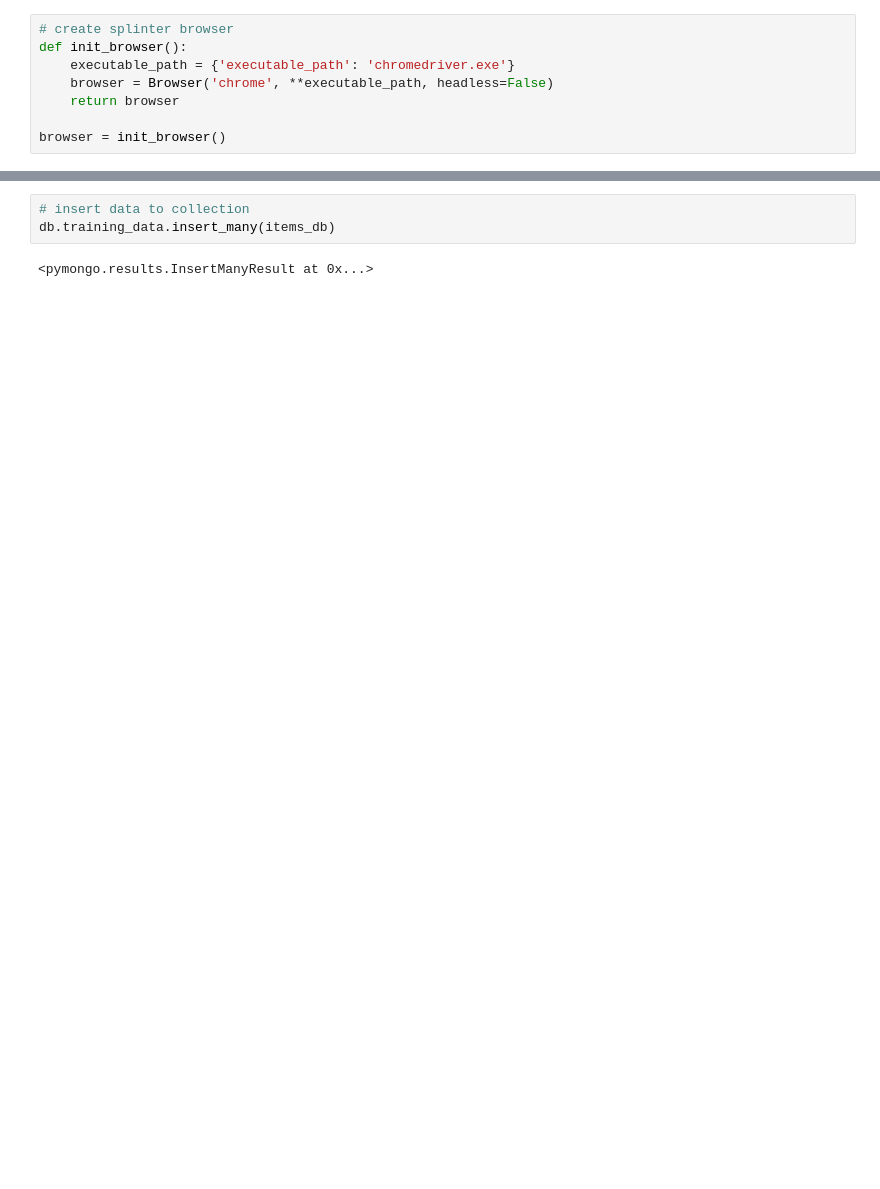
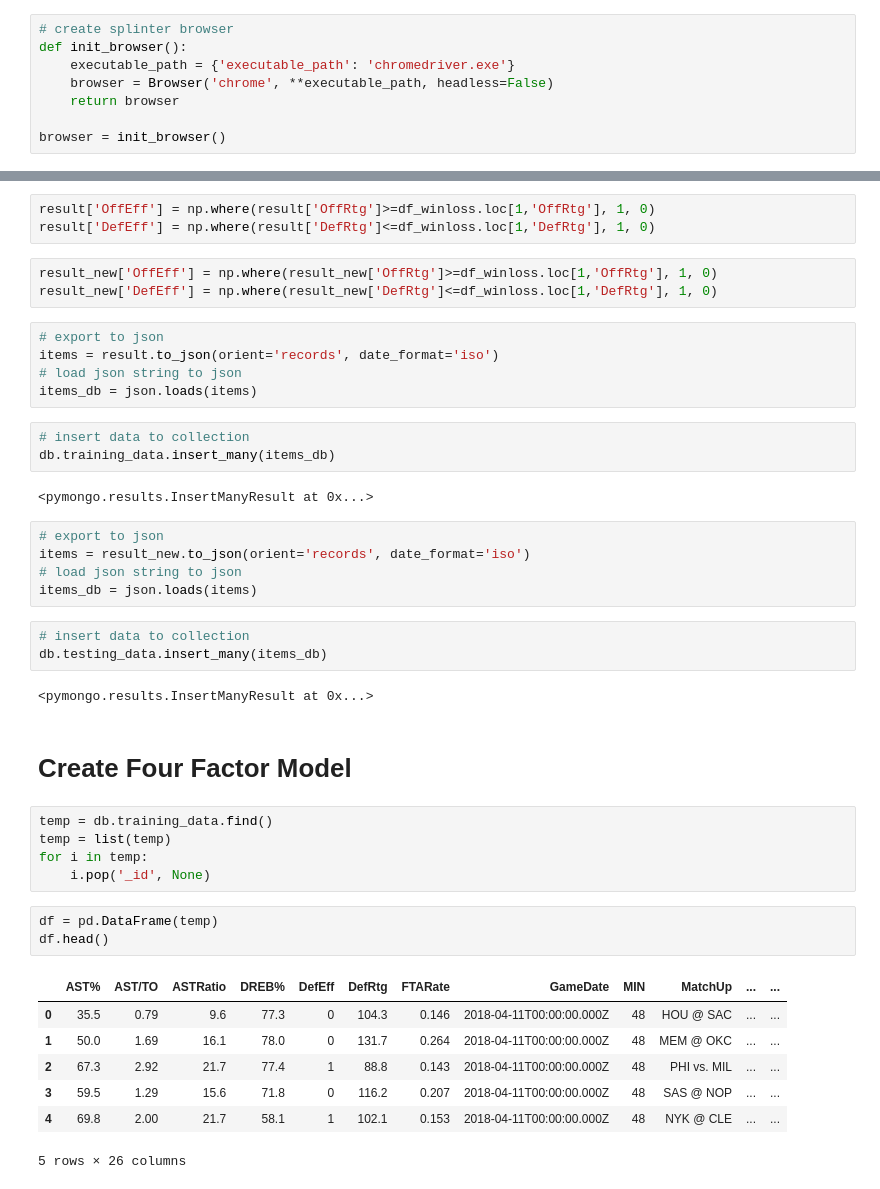
Before and after one commit to charlehl/project-three-nba-predict, a Jupyter notebook: exploratory/nba_scrape.ipynb, the cells around one changed output, grey strips where cells are left out. Saved outputs shown, nothing was run; the diff lists cells and outputs as text; blank space fills up the shorter version.

```diff
--- a/exploratory/nba_scrape.ipynb
+++ b/exploratory/nba_scrape.ipynb
@@ -62,5 +216,44 @@ db.training_data.drop()
+# %%
+result['OffEff'] = np.where(result['OffRtg']>=df_winloss.loc[1,'OffRtg'], 1, 0)
+result['DefEff'] = np.where(result['DefRtg']<=df_winloss.loc[1,'DefRtg'], 1, 0)
+# %%
+result_new['OffEff'] = np.where(result_new['OffRtg']>=df_winloss.loc[1,'OffRtg'], 1, 0)
+result_new['DefEff'] = np.where(result_new['DefRtg']<=df_winloss.loc[1,'DefRtg'], 1, 0)
+# %%
+# export to json
+items = result.to_json(orient='records', date_format='iso')
+# load json string to json
+items_db = json.loads(items)
 # %%
 # insert data to collection
 db.training_data.insert_many(items_db)
 # %% [output]
 <pymongo.results.InsertManyResult at 0x...>
+# %%
+# export to json
+items = result_new.to_json(orient='records', date_format='iso')
+# load json string to json
+items_db = json.loads(items)
+# %%
+# insert data to collection
+db.testing_data.insert_many(items_db)
+# %% [output]
+<pymongo.results.InsertManyResult at 0x...>
+# %% [markdown]
+# Create Four Factor Model
+# %%
+temp = db.training_data.find()
+temp = list(temp)
+for i in temp:
+    i.pop('_id', None)
+# %%
+df = pd.DataFrame(temp)
+df.head()
+# %% [output]
+|  | AST% | AST/TO | ASTRatio | DREB% | DefEff | DefRtg | FTARate | GameDate | MIN | MatchUp | ... | ... |
+| 0 | 35.5 | 0.79 | 9.6 | 77.3 | 0 | 104.3 | 0.146 | 2018-04-11T00:00:00.000Z | 48 | HOU @ SAC | ... | ... |
+| 1 | 50.0 | 1.69 | 16.1 | 78.0 | 0 | 131.7 | 0.264 | 2018-04-11T00:00:00.000Z | 48 | MEM @ OKC | ... | ... |
+| 2 | 67.3 | 2.92 | 21.7 | 77.4 | 1 | 88.8 | 0.143 | 2018-04-11T00:00:00.000Z | 48 | PHI vs. MIL | ... | ... |
+| 3 | 59.5 | 1.29 | 15.6 | 71.8 | 0 | 116.2 | 0.207 | 2018-04-11T00:00:00.000Z | 48 | SAS @ NOP | ... | ... |
+| 4 | 69.8 | 2.00 | 21.7 | 58.1 | 1 | 102.1 | 0.153 | 2018-04-11T00:00:00.000Z | 48 | NYK @ CLE | ... | ... |
+5 rows × 26 columns
```
Also changed, not shown: parts of 93 cells of this notebook, 57 other files.
